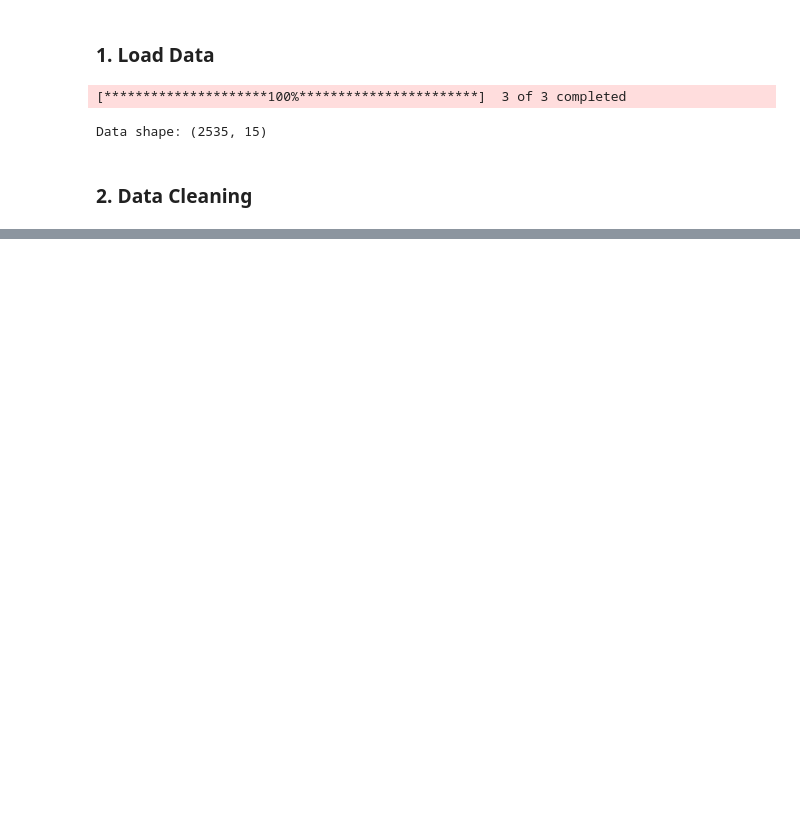
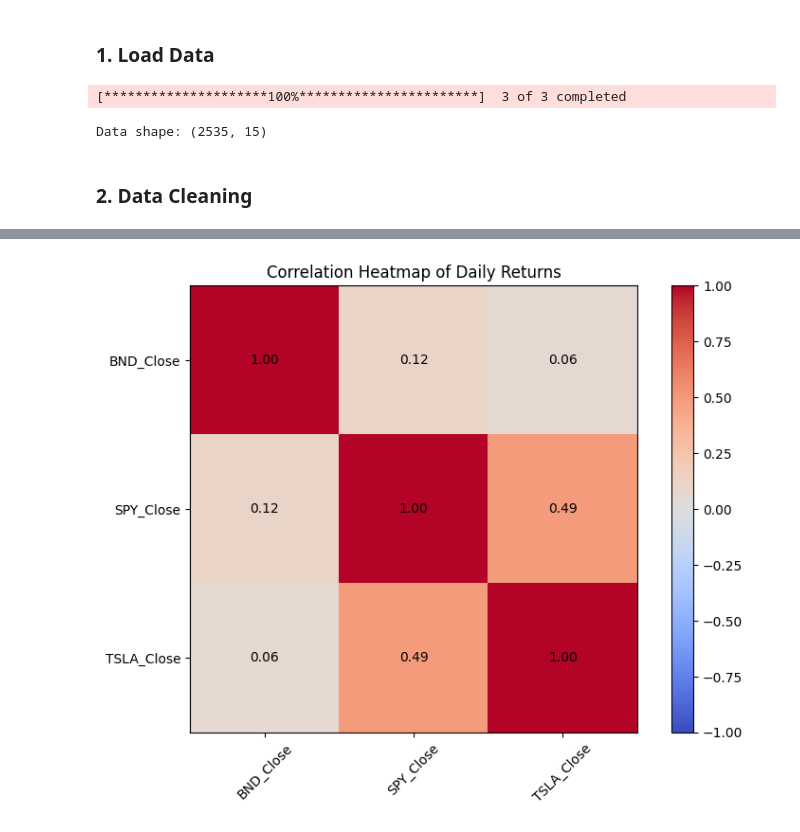
Before and after one commit to tegbiye/TSForecasting4Portfolio_Management_Optimization, a Jupyter notebook: notebooks/preprocess-explore.ipynb, the cells around one changed output, grey strips where cells are left out. Drawn from its saved outputs; the diff is of its cells as text; code cells hidden in the pictures; blank space fills up the shorter version.

```diff
--- a/notebooks/preprocess-explore.ipynb
+++ b/notebooks/preprocess-explore.ipynb
@@ -96,0 +198,5 @@ for ticker in tickers:
+# %%
+# New: Correlation heatmap
+plot_correlation(returns, outdir)
+# %% [output]
+[figure, added]
```
Also changed, not shown: parts of 32 cells of this notebook, 1 other file.
